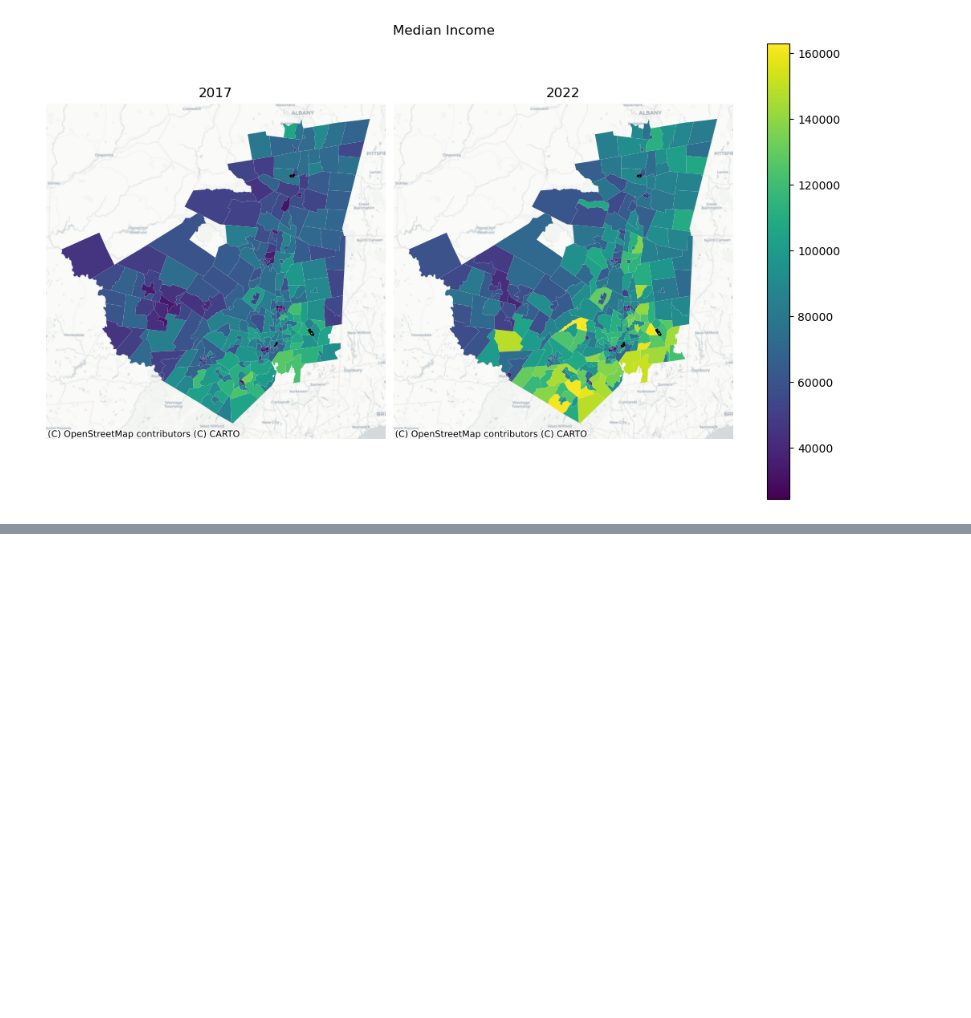
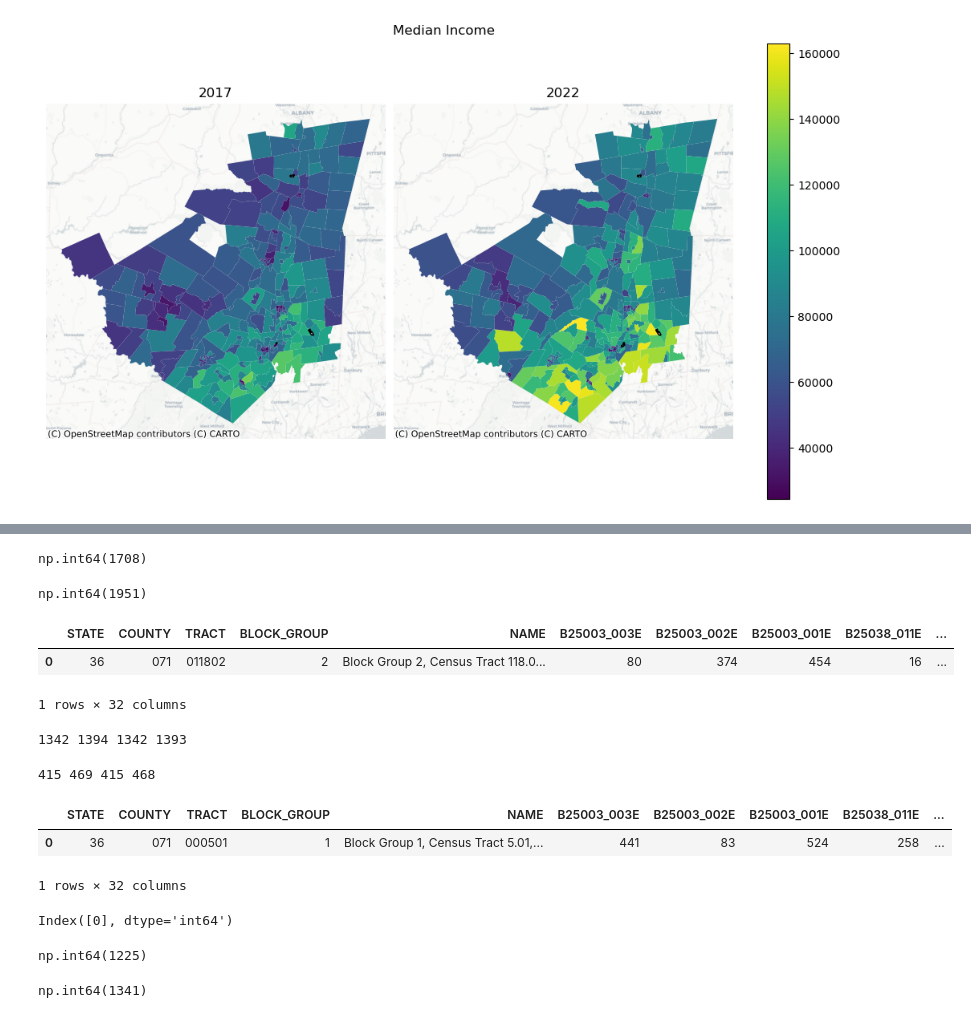
Before and after one commit to dkrasne/nys_farms, a Jupyter notebook: nys_farms_2_census.ipynb, the cells around one changed output, grey strips where cells are left out. Cells and saved outputs as stored; diff of their text form; code cells hidden in the pictures; blank space fills up the shorter version.

```diff
--- a/nys_farms_2_census.ipynb
+++ b/nys_farms_2_census.ipynb
@@ -595,0 +638,8 @@ fig.suptitle("Median Income");
+# %%
+acs_bg_data[0].isna().sum().sum()
+# %% [output]
+np.int64(1708)
+# %%
+acs_bg_data[1].isna().sum().sum()
+# %% [output]
+np.int64(1951)
@@ -595,0 +725,13 @@ fig.suptitle("Median Income");
+# %%
+acs_bg_data_nextyear = []
+for year in acs_years:
+    data = ced.download(
+        dataset='acs/acs5',
+        vintage=int(year)+1,
+        download_variables=acs5_fields,
+        api_key=api_key_census,
+        state='36',
+        county=county_fips,
+        block_group='*'
+    )
+    acs_bg_data_nextyear.append(data)
@@ -595,0 +751,24 @@ fig.suptitle("Median Income");
+# %%
+acs_bg_data_nextyear[0].head(1)
+# %% [output]
+|  | STATE | COUNTY | TRACT | BLOCK_GROUP | NAME | B25003_003E | B25003_002E | B25003_001E | B25038_011E | ... |
+| 0 | 36 | 071 | 011802 | 2 | Block Group 2, Census Tract 118.0... | 80 | 374 | 454 | 16 | ... |
+1 rows × 32 columns
+# %%
+print(len(acs_bg_data_prevyear[0]),len(acs_bg_data_prevyear[1]),len(acs_bg_data_nextyear[0]),len(acs_bg_data_nextyear[1]))
+# %% [output]
+1342 1394 1342 1393
+# %%
+print(len(acs_tracts_data_prevyear[0]),len(acs_tracts_data_prevyear[1]),len(acs_tracts_data_nextyear[0]),len(acs_tracts_data_nextyear[1]))
+# %% [output]
+415 469 415 468
+# %%
+acs_bg_data[0].head(1)
+# %% [output]
+|  | STATE | COUNTY | TRACT | BLOCK_GROUP | NAME | B25003_003E | B25003_002E | B25003_001E | B25038_011E | ... |
+| 0 | 36 | 071 | 000501 | 1 | Block Group 1, Census Tract 5.01,... | 441 | 83 | 524 | 258 | ... |
+1 rows × 32 columns
+# %%
+acs_bg_data[0].index[(acs_bg_data[0]['COUNTY'] == '071') & (acs_bg_data[0]['TRACT'] == '000501') & (acs_bg_data[0]['BLOCK_GROUP'] == '1')]
+# %% [output]
+Index([0], dtype='int64')
@@ -595,0 +794,8 @@ fig.suptitle("Median Income");
+# %%
+acs_bg_data[0].isna().sum().sum()
+# %% [output]
+np.int64(1225)
+# %%
+acs_bg_data[1].isna().sum().sum()
+# %% [output]
+np.int64(1341)
```
Also changed, not shown: parts of 39 cells of this notebook, 4 other files.
